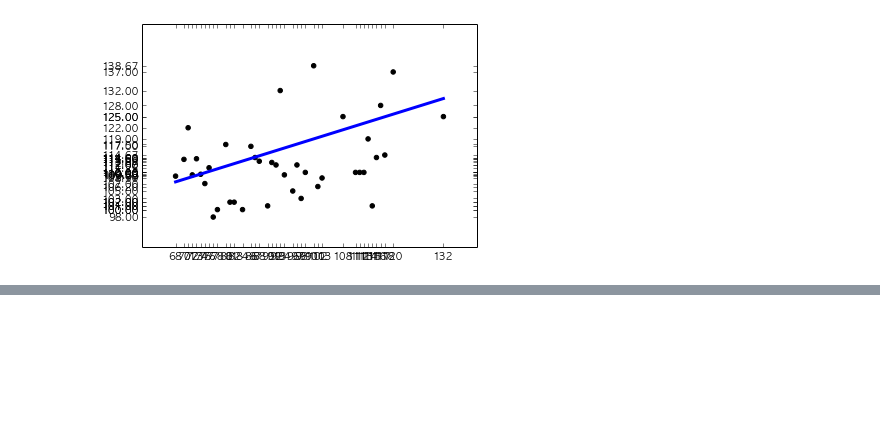
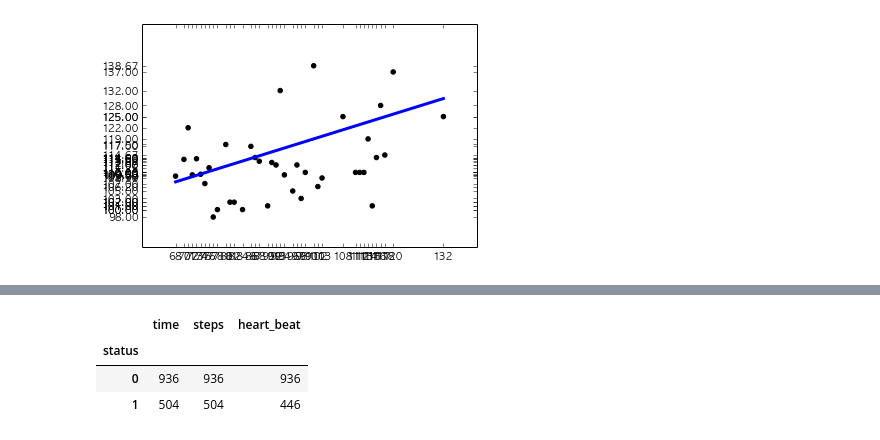
Before and after one commit to corona10/cnu_datascience, a Jupyter notebook: week6/python/data_visualize.ipynb, the cells around one changed output, grey strips where cells are left out. Drawn from its saved outputs; the diff is of its cells as text; code cells hidden in the pictures; blank space fills up the shorter version.

```diff
--- a/week6/python/data_visualize.ipynb
+++ b/week6/python/data_visualize.ipynb
@@ -148,0 +166,7 @@ Variance score: 0.71
+# %%
+multiple_merge_data.groupby([u'status']).count()
+# %% [output]
+|  | time | steps | heart_beat |
+| status |  |  |  |
+| 0 | 936 | 936 | 936 |
+| 1 | 504 | 504 | 446 |
```
Also changed, not shown: parts of 10 cells of this notebook, 1 other file.
